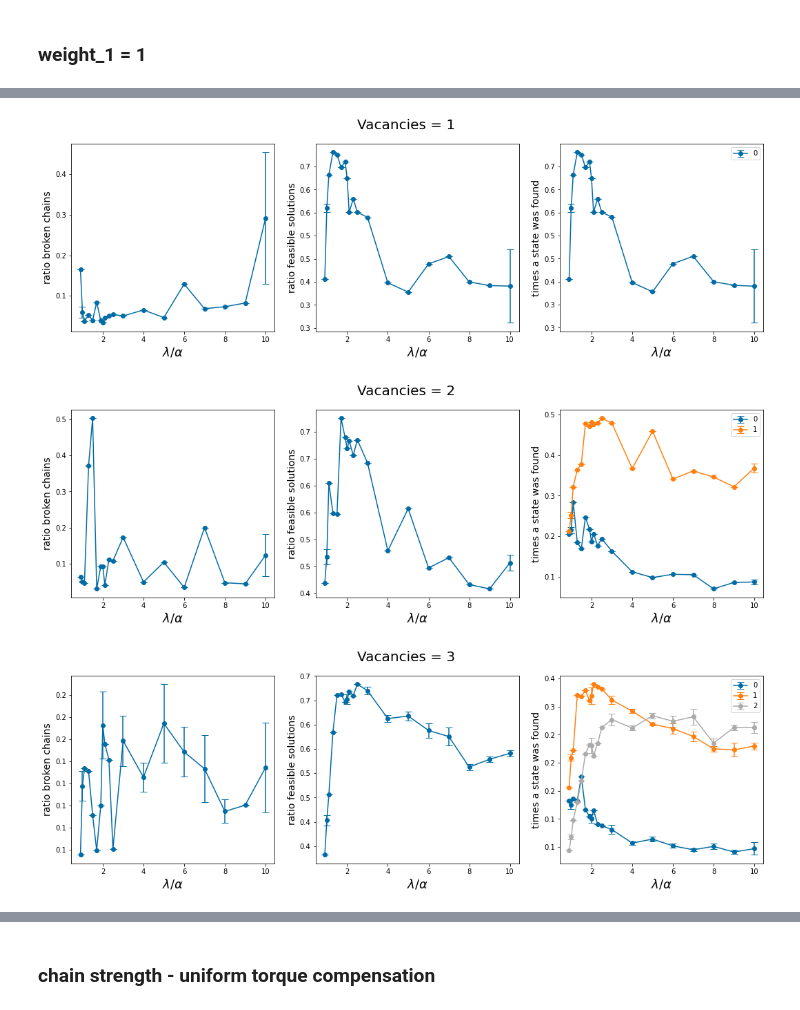
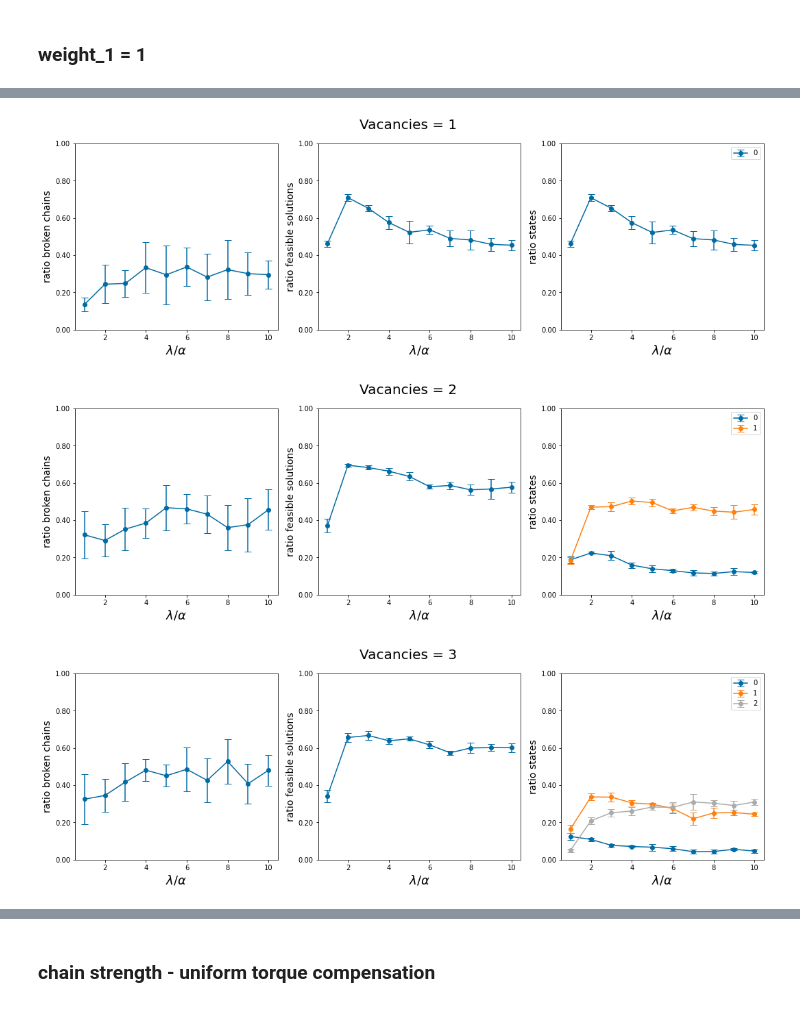
Before and after one commit to cmc-ucl/quantum_computing, a Jupyter notebook: Tutorial_paper.ipynb, the cells around one changed output, grey strips where cells are left out. Cells and saved outputs as stored; diff of their text form; code cells hidden in the pictures.

```diff
--- a/Tutorial_paper.ipynb
+++ b/Tutorial_paper.ipynb
@@ -737,3 +822,0 @@ array([[-54,   4,   4,   4,   4,   4,   4,   4,   4,   3,   3,   4,   4,
-# %%
-bqm = load_json('./data/test/graphene_C18_bqm_v1_cF_w11_w20_l10_r1000_t0_1658247011.json')[2].reshape(18,18)
-e,r = classical_solver(18,bqm)
@@ -748,7 +822,0 @@ np.sum(np.sum(x_classical,axis=1)==14)
-# %%
-x = np.arange(19)
-y= [np.sum(np.sum(x_classical,axis=1)==i) for i in x]
-#partition_f = c
-print(len_x-1)
-import matplotlib.pyplot as plt
-plt.scatter(x,y)
@@ -759,7 +822,0 @@ plt.scatter(x,y)
-# %%
-x = np.arange(19)
-y= [np.sum(np.sum(x_classical,axis=1)==i) for i in x]
-partition_f = c
-print(len_x-1)
-import matplotlib.pyplot as plt
-plt.scatter(x,y)
@@ -770,5 +822,0 @@ plt.scatter(x,y)
-# %%
-n = 50
-for vac in range(n+1):
-    k = n-vac
-    print(vac,np.math.factorial(n)/(np.math.factorial(vac)*np.math.factorial(k)))
@@ -824,9 +829,10 @@ import matplotlib.pyplot as plt
 np.seterr(divide='ignore')
 plt.style.use('tableau-colorblind10')
 
-df_results = make_df('./data/test')
+df_results = make_df('./data/paper/convergence/')
 
 num_runs = 1000
+num_reads = 1000
 
 for vac in [1,2,3]:
     df_all = df_results[df_results['num_vacancies'] == vac]
@@ -928,37 +934,38 @@ for vac in [1,2,3]:
 
     axs[2].legend()
     #axs[3].legend()
 
     #axs[0].plot(x, y1,'-o')
     axs[0].errorbar(x, y1, yerr = np.array(error_bc)/2,fmt='-o',capsize=5)
     axs[1].errorbar(x, y2,yerr = np.array(error_rf)/2,fmt='-o',capsize=5)
 
     #axs[4].plot(x,y5,'-o')
 
 
 
     axs[0].set_ylabel('ratio broken chains', fontsize=14)
     axs[1].set_ylabel('ratio feasible solutions', fontsize=14)
-    axs[2].set_ylabel('times a state was found', fontsize=14)
+    axs[2].set_ylabel('ratio states', fontsize=14)
     #axs[3].set_ylabel('ratio vacancies', fontsize=14)
     #axs[4].set_ylabel('ratio gs', fontsize=14)
 
     for i in range(3):
-        axs[i].yaxis.set_major_formatter(plt.FormatStrFormatter('%.1f'))
+        axs[i].yaxis.set_major_formatter(plt.FormatStrFormatter('%.2f'))
         axs[i].xaxis.set_major_formatter(plt.FormatStrFormatter('%.0f'))
         axs[i].set_xlabel(r'$\lambda / \alpha$', fontsize=18)
+        axs[i].set_ylim([0, 1])
     #fig.set_title('All feasible',fontsize=20)
 
 #axs[:].set_xticks(np.arange(0,25))
 #ax.set_yticks(np.arange(-50,0,5))
 #plt.xticks(fontsize=12)
 #plt.yticks(fontsize=16)
 
 #fig.set_size_inches(15.5, 7.5)
 
-plt.show()
-fig.savefig('./data/images/alpha_gamma_graphs.png',dpi=200)
+    plt.show()
+    fig.savefig('./data/images/alpha_gamma_graphs_%s.png'%str(vac),dpi=200)
 # %% [output]
-[figure, old version]
+[figure, new version]
-[figure, old version]
+[figure, new version]
-[figure, old version]
+[figure, new version]
```
Also changed, not shown: parts of 92 cells of this notebook.
